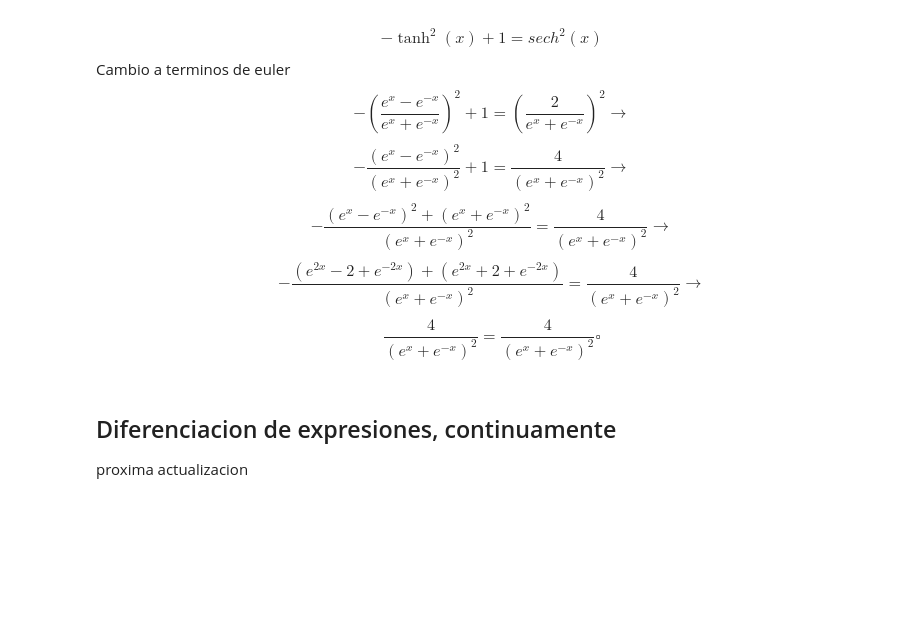
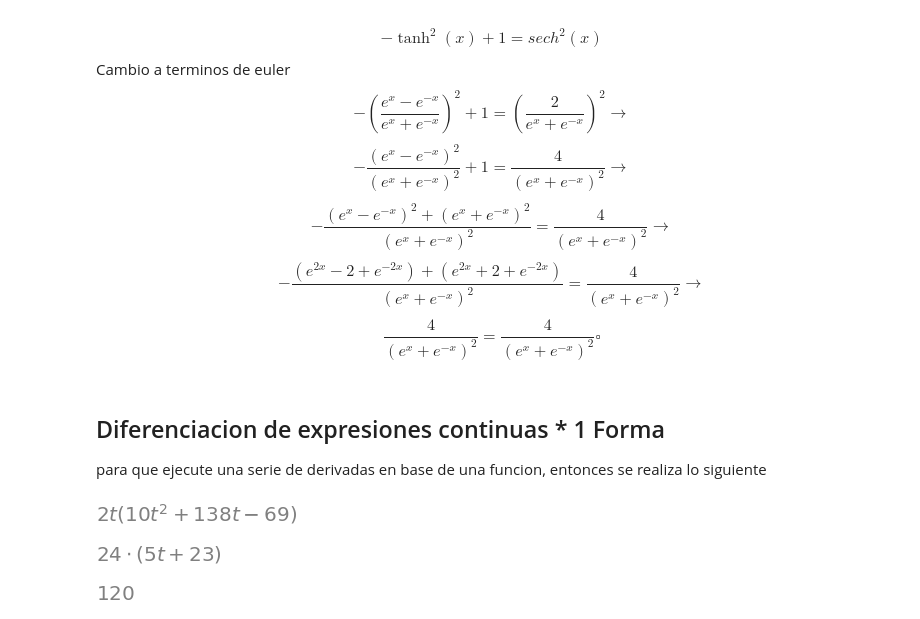
Before and after one commit to AlexisOl/MathHelper, a Jupyter notebook: Calculo/Derivadas.ipynb, the cells around one changed output. Drawn from its saved outputs; the diff is of its cells as text; code cells hidden in the pictures; blank space fills up the shorter version.

Commit message:
Actualizacion D 1.4 e integrales

```diff
--- a/Calculo/Derivadas.ipynb
+++ b/Calculo/Derivadas.ipynb
@@ -78,6 +78,19 @@ $$-\frac{(e^{x}-e^{-x})^2}{(e^{x}+e^{-x})^2}+1 = \frac{4}{(e^{x}+e^{-x})^2} \rig
 $$-\frac{(e^{x}-e^{-x})^2+(e^{x}+e^{-x})^2}{(e^{x}+e^{-x})^2} = \frac{4}{(e^{x}+e^{-x})^2} \rightarrow $$
 $$-\frac{(e^{2x}-2+e^{-2x})+(e^{2x}+2+e^{-2x})}{(e^{x}+e^{-x})^2} = \frac{4}{(e^{x}+e^{-x})^2} \rightarrow $$
 $$\frac{4}{(e^{x}+e^{-x})^2} = \frac{4}{(e^{x}+e^{-x})^2} \square $$
-# %% [markdown]
-## Diferenciacion de expresiones, continuamente
-proxima actualizacion
+# %% [markdown]
+## Diferenciacion de expresiones continuas * 1 Forma
+para que ejecute una serie de derivadas en base de una funcion, entonces se realiza lo siguiente
+# %%
+t = symbols("t")
+diff(t**5+23*t**4-23*t**3+t-1,t,t)
+# %% [output]
+[figure, added]
+# %%
+diff(t**5+23*t**4-23*t**3+t-1,t,t, t,t)
+# %% [output]
+[figure, added]
+# %%
+diff(t**5+23*t**4-23*t**3+t-1,t,t, t,t,t)
+# %% [output]
+[figure, added]
```
Also changed, not shown: parts of 6 cells of this notebook, 1 other file.
